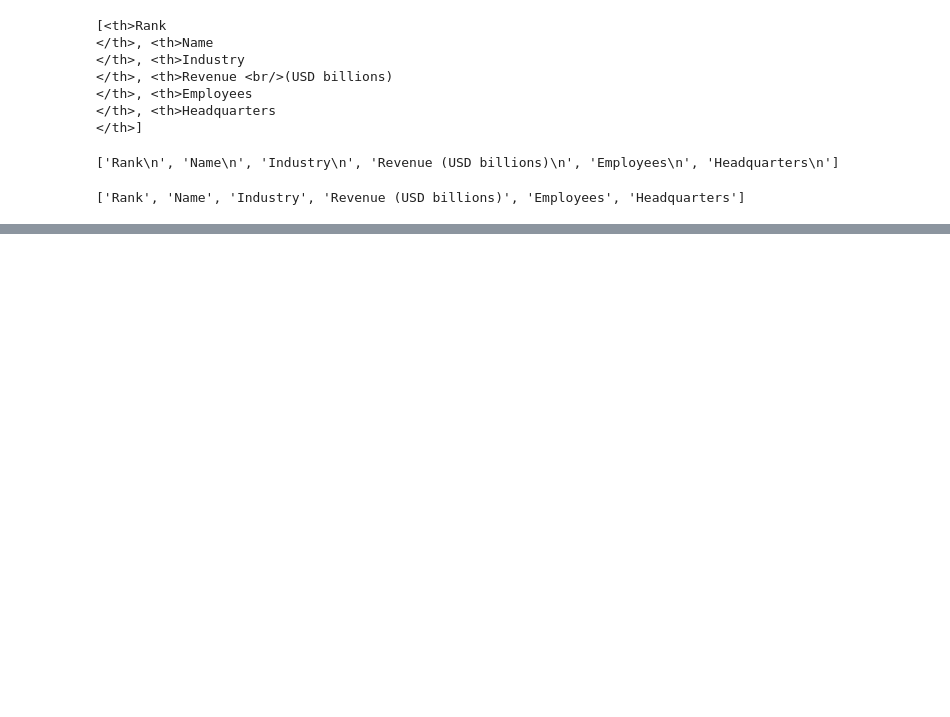
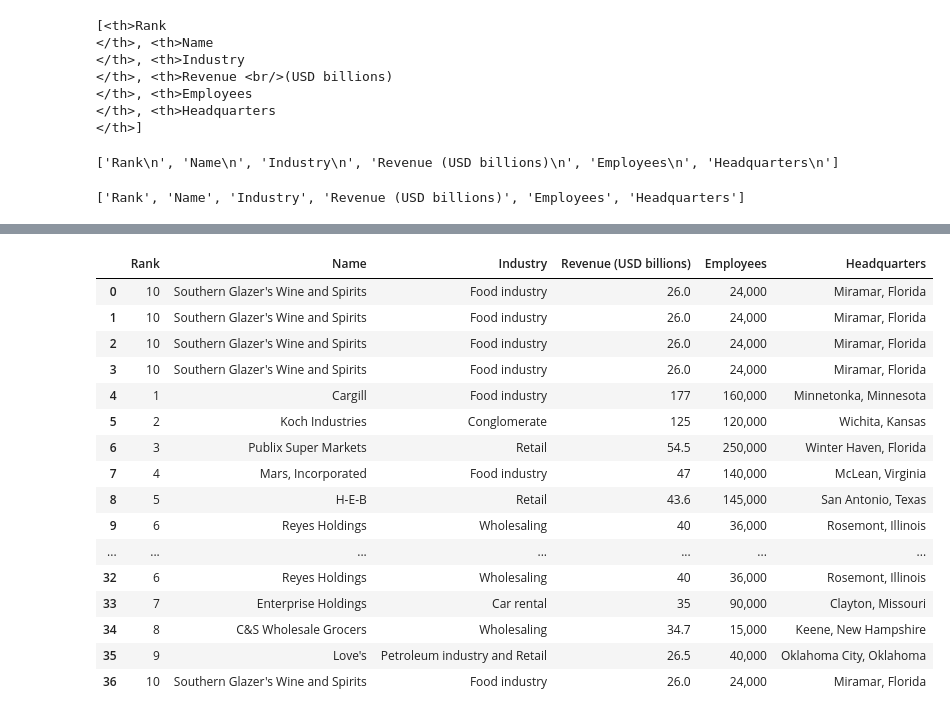
Before and after one commit to BilkisLawal/Python-Projects, a Jupyter notebook: Untitled.ipynb, the cells around one changed output, grey strips where cells are left out. Drawn from its saved outputs; the diff is of its cells as text; code cells hidden in the pictures; blank space fills up the shorter version.

```diff
--- a/Untitled.ipynb
+++ b/Untitled.ipynb
@@ -102,0 +131,5 @@ import pandas as pd
+# %%
+columns = table.find_all('tr')
+# %%
+for row in columns:
+    print(row.find_all('td'))
@@ -102,0 +154,5 @@ import pandas as pd
+# %%
+for row in columns:
+    row_data = row.find_all('td')
+    individual_row_data = [data.text.strip() for data in row_data]
+    print(individual_row_data)
@@ -102,0 +171,27 @@ import pandas as pd
+# %%
+for row in columns[1:]:
+    row_data = row.find_all('td')
+    individual_row_data = [data.text.strip() for data in row_data]
+
+    length = len(df)
+    df.loc[length] = individual_row_data
+# %%
+df
+# %% [output]
+|  | Rank | Name | Industry | Revenue (USD billions) | Employees | Headquarters |
+| 0 | 10 | Southern Glazer's Wine and Spirits | Food industry | 26.0 | 24,000 | Miramar, Florida |
+| 1 | 10 | Southern Glazer's Wine and Spirits | Food industry | 26.0 | 24,000 | Miramar, Florida |
+| 2 | 10 | Southern Glazer's Wine and Spirits | Food industry | 26.0 | 24,000 | Miramar, Florida |
+| 3 | 10 | Southern Glazer's Wine and Spirits | Food industry | 26.0 | 24,000 | Miramar, Florida |
+| 4 | 1 | Cargill | Food industry | 177 | 160,000 | Minnetonka, Minnesota |
+| 5 | 2 | Koch Industries | Conglomerate | 125 | 120,000 | Wichita, Kansas |
+| 6 | 3 | Publix Super Markets | Retail | 54.5 | 250,000 | Winter Haven, Florida |
+| 7 | 4 | Mars, Incorporated | Food industry | 47 | 140,000 | McLean, Virginia |
+| 8 | 5 | H-E-B | Retail | 43.6 | 145,000 | San Antonio, Texas |
+| 9 | 6 | Reyes Holdings | Wholesaling | 40 | 36,000 | Rosemont, Illinois |
+| ... | ... | ... | ... | ... | ... | ... |
+| 32 | 6 | Reyes Holdings | Wholesaling | 40 | 36,000 | Rosemont, Illinois |
+| 33 | 7 | Enterprise Holdings | Car rental | 35 | 90,000 | Clayton, Missouri |
+| 34 | 8 | C&S Wholesale Grocers | Wholesaling | 34.7 | 15,000 | Keene, New Hampshire |
+| 35 | 9 | Love's | Petroleum industry and Retail | 26.5 | 40,000 | Oklahoma City, Oklahoma |
+| 36 | 10 | Southern Glazer's Wine and Spirits | Food industry | 26.0 | 24,000 | Miramar, Florida |
```
Also changed, not shown: parts of 7 cells of this notebook.
